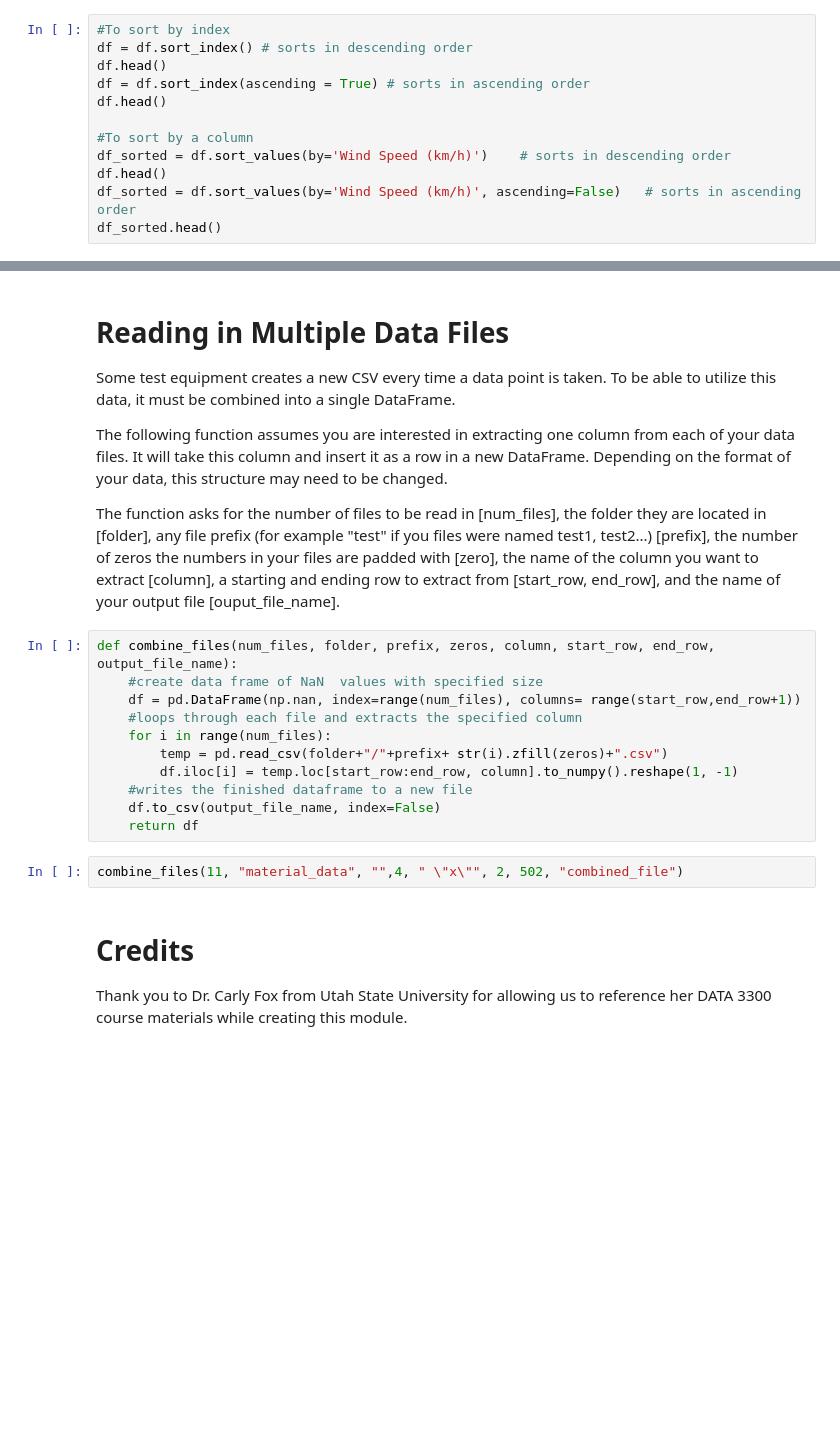
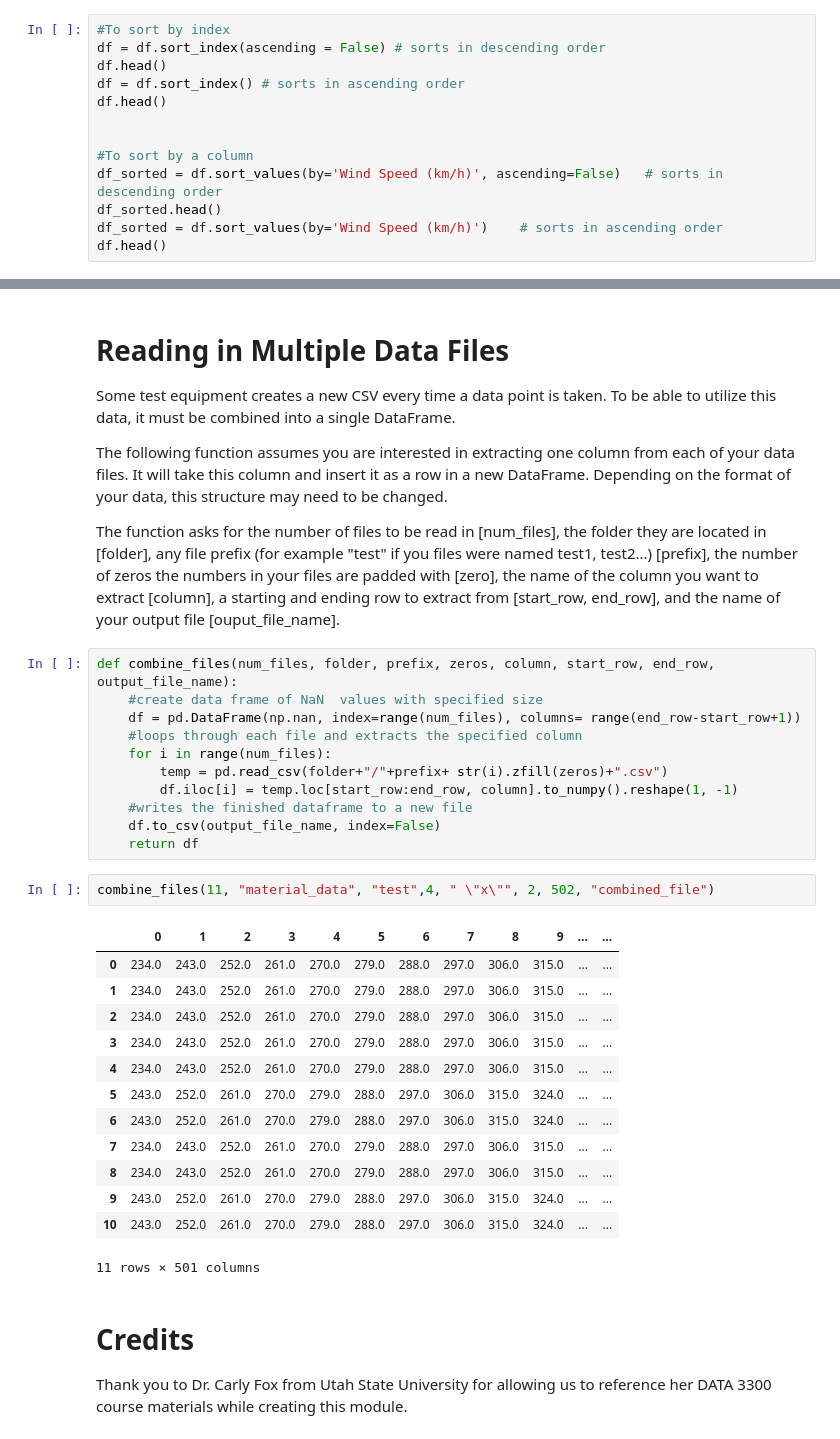
Before and after one commit to DataScienceForEngineers/DataProcTraining, a Jupyter notebook: Module 1 Data Wrangling - DataFrame Basics/Data_Wrangling.ipynb, the cells around one changed output, grey strips where cells are left out. Cells and saved outputs as stored; diff of their text form; blank space fills up the shorter version.

Commit message:
module 1 combine file updates

```diff
--- a/Module 1 Data Wrangling - DataFrame Basics/Data_Wrangling.ipynb
+++ b/Module 1 Data Wrangling - DataFrame Basics/Data_Wrangling.ipynb
@@ -211,16 +211,17 @@ df_Fahrenheit.head()
 You can sort your DataFrame either by index using .sort_idex() or by column value using .sort_values(). Try running each bit of the code below by itself to see what happens.
 # %%
 #To sort by index
-df = df.sort_index() # sorts in descending order
+df = df.sort_index(ascending = False) # sorts in descending order
 df.head()
-df = df.sort_index(ascending = True) # sorts in ascending order
+df = df.sort_index() # sorts in ascending order
 df.head()
 
+
 #To sort by a column
-df_sorted = df.sort_values(by='Wind Speed (km/h)')    # sorts in descending order
+df_sorted = df.sort_values(by='Wind Speed (km/h)', ascending=False)   # sorts in descending order
+df_sorted.head()
+df_sorted = df.sort_values(by='Wind Speed (km/h)')    # sorts in ascending order
 df.head()
-df_sorted = df.sort_values(by='Wind Speed (km/h)', ascending=False)   # sorts in ascending order
-df_sorted.head()
 # %% [markdown]
 We've noticed that our DataFrame is not currently in chronological order. We can see this by looking at rows 20-30 where it jumps from 2006-04-01 23:00:00.000 +0200 to 2006-04-10 00:00:00.000 +0200 instead of going to the next day 2006-04-02.
 
@@ -250,7 +251,7 @@ The function asks for the number of files to be read in [num_files], the folder
 # %%
 def combine_files(num_files, folder, prefix, zeros, column, start_row, end_row, output_file_name):
     #create data frame of NaN  values with specified size
-    df = pd.DataFrame(np.nan, index=range(num_files), columns= range(start_row,end_row+1))
+    df = pd.DataFrame(np.nan, index=range(num_files), columns= range(end_row-start_row+1))
     #loops through each file and extracts the specified column
     for i in range(num_files):
         temp = pd.read_csv(folder+"/"+prefix+ str(i).zfill(zeros)+".csv")
@@ -259,7 +260,21 @@ def combine_files(num_files, folder, prefix, zeros, column, start_row, end_row,
     df.to_csv(output_file_name, index=False)
     return df
 # %%
-combine_files(11, "material_data", "",4, " \"x\"", 2, 502, "combined_file")
+combine_files(11, "material_data", "test",4, " \"x\"", 2, 502, "combined_file")
+# %% [output]
+|  | 0 | 1 | 2 | 3 | 4 | 5 | 6 | 7 | 8 | 9 | ... | ... |
+| 0 | 234.0 | 243.0 | 252.0 | 261.0 | 270.0 | 279.0 | 288.0 | 297.0 | 306.0 | 315.0 | ... | ... |
+| 1 | 234.0 | 243.0 | 252.0 | 261.0 | 270.0 | 279.0 | 288.0 | 297.0 | 306.0 | 315.0 | ... | ... |
+| 2 | 234.0 | 243.0 | 252.0 | 261.0 | 270.0 | 279.0 | 288.0 | 297.0 | 306.0 | 315.0 | ... | ... |
+| 3 | 234.0 | 243.0 | 252.0 | 261.0 | 270.0 | 279.0 | 288.0 | 297.0 | 306.0 | 315.0 | ... | ... |
+| 4 | 234.0 | 243.0 | 252.0 | 261.0 | 270.0 | 279.0 | 288.0 | 297.0 | 306.0 | 315.0 | ... | ... |
+| 5 | 243.0 | 252.0 | 261.0 | 270.0 | 279.0 | 288.0 | 297.0 | 306.0 | 315.0 | 324.0 | ... | ... |
+| 6 | 243.0 | 252.0 | 261.0 | 270.0 | 279.0 | 288.0 | 297.0 | 306.0 | 315.0 | 324.0 | ... | ... |
+| 7 | 234.0 | 243.0 | 252.0 | 261.0 | 270.0 | 279.0 | 288.0 | 297.0 | 306.0 | 315.0 | ... | ... |
+| 8 | 234.0 | 243.0 | 252.0 | 261.0 | 270.0 | 279.0 | 288.0 | 297.0 | 306.0 | 315.0 | ... | ... |
+| 9 | 243.0 | 252.0 | 261.0 | 270.0 | 279.0 | 288.0 | 297.0 | 306.0 | 315.0 | 324.0 | ... | ... |
+| 10 | 243.0 | 252.0 | 261.0 | 270.0 | 279.0 | 288.0 | 297.0 | 306.0 | 315.0 | 324.0 | ... | ... |
+11 rows × 501 columns
 # %% [markdown]
 # Credits
 Thank you to Dr. Carly Fox from Utah State University for allowing us to reference her DATA 3300 course materials while creating this module.
```
Also changed, not shown: 11 other files.
